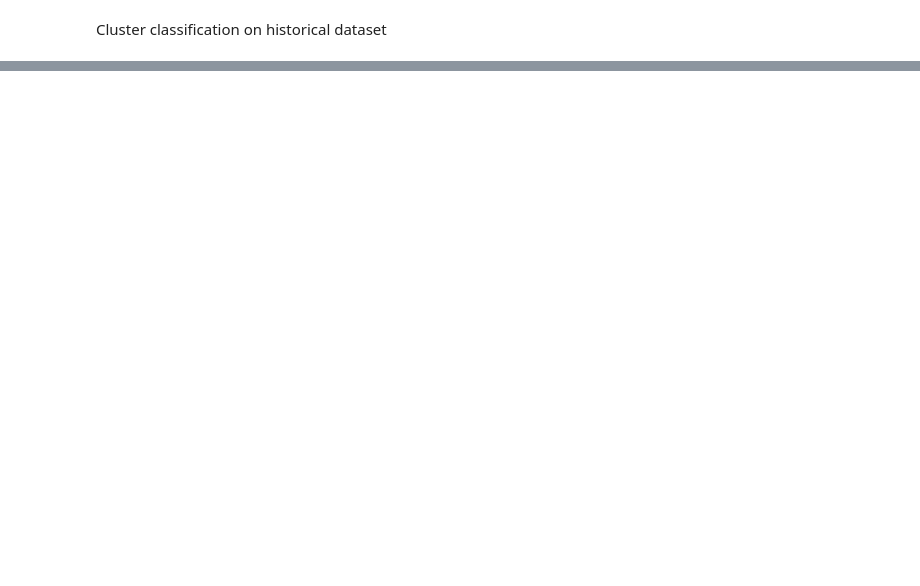
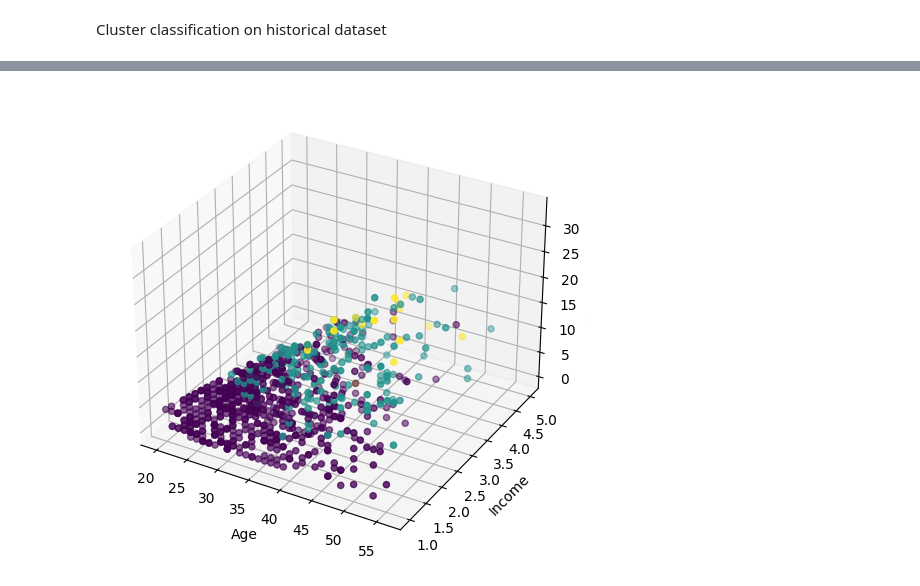
Before and after one commit to Damwid99/Learning, a Jupyter notebook: source/K-Means.ipynb, the cells around one changed output, grey strips where cells are left out. Drawn from its saved outputs; the diff is of its cells as text; code cells hidden in the pictures; blank space fills up the shorter version.

```diff
--- a/source/K-Means.ipynb
+++ b/source/K-Means.ipynb
@@ -59,0 +160,17 @@ Cluster classification on historical dataset
+# %%
+from mpl_toolkits.mplot3d import Axes3D
+
+fig = plt.figure(1, figsize=(8, 6))
+plt.clf()
+
+ax = fig.add_subplot(111, projection='3d')  # Use fig.add_subplot to create a 3D subplot
+ax.set_xlabel('Age')
+ax.set_ylabel('Income')
+ax.set_zlabel('Education')
+
+# Assuming X is a NumPy array with shape (n, 3) and labels is a 1D array of length n
+ax.scatter(X[:, 0], X[:, 1], X[:, 2], c=labels.astype(np.float64))
+
+plt.show()  # Don't forget to show the plot
+# %% [output]
+[figure, added]
```
Also changed, not shown: parts of 11 cells of this notebook, 1 other file.
